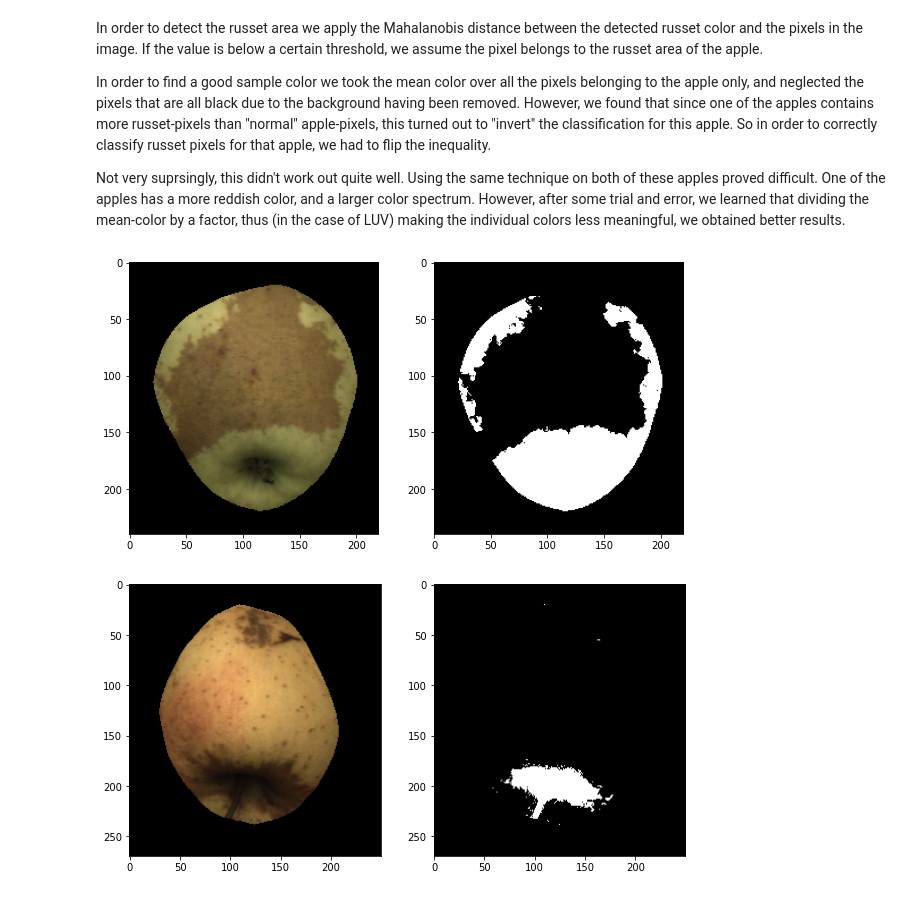
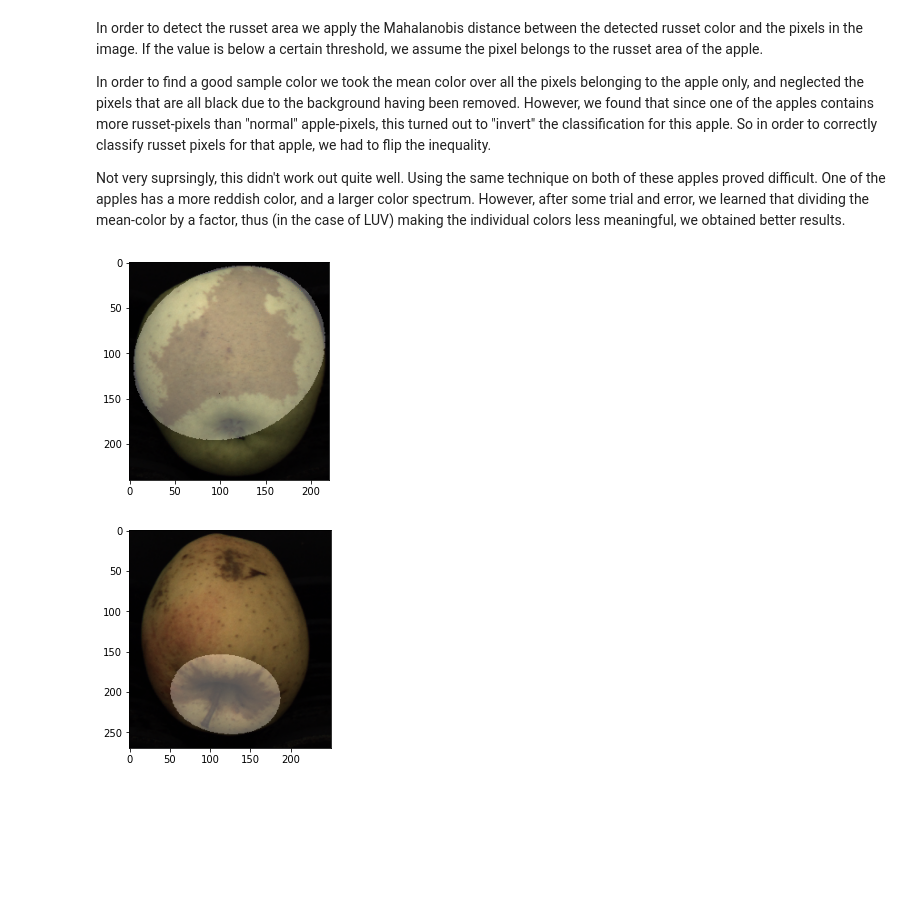
Before and after one commit to camilladybdal/fruit-inspection, a Jupyter notebook: task2.ipynb, the cells around one changed output. Drawn from its saved outputs; the diff is of its cells as text; code cells hidden in the pictures; blank space fills up the shorter version.

Commit message:
feat: succesfully detect and mark the defects in both apples

```diff
--- a/task2.ipynb
+++ b/task2.ipynb
@@ -51,6 +32,6 @@ show_apples(apple1_color, apple2_color)
 # %%
 def create_binary_mask(image_grey):
-    ret, th = cv2.threshold(image_grey, 25, 255, cv2.THRESH_BINARY)
+    _, th = cv2.threshold(image_grey, 25, 255, cv2.THRESH_BINARY)
 
     #Floodfill and invert
     th_copy = th.copy()
@@ -66,21 +47,12 @@ def create_binary_mask(image_grey):
     mask = cv2.erode(mask, kernel, iterations = 7)
     return mask
 
-def remove_background(image_grey, image_color):
-    #Smoothing the image
-    smooth_image = create_binary_mask(image_grey)
-    #Get the fruit from the mask
-    img_fuit = smooth_image & image_grey
-
+def remove_background(image_color, binary_mask):
     image_color_copy = image_color.copy()
     for i in range(3):
-        image_color_copy[:,:,i] =  smooth_image & image_color_copy[:, :, i]
+        image_color_copy[:,:,i] =  binary_mask & image_color_copy[:, :, i]
 
     return image_color_copy
-
-
-apple1 = remove_background(apple1_grey, apple1_color)
-apple2 = remove_background(apple2_grey, apple2_color)
 # %% [markdown]
 In order to detect the russet area we apply the Mahalanobis distance between the detected russet color and the pixels in the image. If the value is below a certain threshold, we assume the pixel belongs to the russet area of the apple.
 
@@ -88,7 +60,7 @@ In order to find a good sample color we took the mean color over all the pixels
 
 Not very suprsingly, this didn't work out quite well. Using the same technique on both of these apples proved difficult. One of the apples has a more reddish color, and a larger color spectrum. However, after some trial and error, we learned that dividing the mean-color by a factor, thus (in the case of LUV) making the individual colors less meaningful, we obtained better results.
 # %%
-def find_russet(image, binary_mask, threshold):
+def find_russet(image, binary_mask, threshold, mostly_russet = False):
         image = cv2.medianBlur(image, 3)
         image_LAB = cv2.cvtColor(image, cv2.COLOR_RGB2LUV)
 
@@ -97,7 +69,7 @@ def find_russet(image, binary_mask, threshold):
         cov, mean = cv2.calcCovarMatrix(image_UV, None, cv2.COVAR_NORMAL | cv2.COVAR_ROWS | cv2.COVAR_SCALE)
         cov_inv = cv2.invert(cov, cv2.DECOMP_SVD)
 
-        russet = np.zeros((image_LAB.shape[0], image_LAB.shape[1]), dtype="float64")
+        russet = np.zeros((image_LAB.shape[0], image_LAB.shape[1]))
 
         #find the true mean
         mask = np.array(binary_mask,dtype=bool)
@@ -110,9 +82,12 @@ def find_russet(image, binary_mask, threshold):
                         pixel = np.array(image_LAB[i][j])[1:3].reshape(1, 2)
                         if(binary_mask[i][j] != 0): #calculate distance only on apple pixels
                                 distance = sc.distance.cdist(pixel, russet_sample, 'mahalanobis', VI=cov_inv[1])
-                                if distance < threshold:
+                                # Add 'mostly_russet' because the images are very different
+                                if mostly_russet and (distance > threshold):
                                         russet[i][j] = 255
-        return russet
+                                elif not mostly_russet and (distance < threshold):
+                                        russet[i][j] = 255
+        return russet.astype('uint8')
 
 def show_comparison(apple1, russet):
     plt.figure(figsize=(10,5))
@@ -120,13 +95,3 @@ def show_comparison(apple1, russet):
     plt.imshow(apple1)
     plt.subplot(1, 2, 2)
     plt.imshow(russet, cmap="gray", vmin=0, vmax=255)
-
-#TODO: thresholdene er hardkodet
-russet2 = find_russet(apple2, create_binary_mask(apple2_grey), 18)
-show_comparison(apple2, russet2)
-
-russet1 = find_russet(apple1, create_binary_mask(apple1_grey), 8.8)
-show_comparison(apple1, russet1)
-# %% [output]
-[figure, removed]
-[figure, removed]
@@ -177,0 +146,15 @@ def find_russet_rgb(img_fruit_color, smooth_image):
+# %%
+def spot_defect(IMAGE_NUMBER, mahalanobis_th, mostly_russet):
+    image_bgr = load_image(IMAGE_NUMBER, ir=False)
+    image_rgb, image_gray = cv2.cvtColor(image_bgr, cv2.COLOR_BGR2RGB), cv2.cvtColor(image_bgr, cv2.COLOR_BGR2GRAY)
+    binary_mask = create_binary_mask(image_gray)
+    image_masked = remove_background(image_rgb, binary_mask)
+    russet = find_russet(image_masked, binary_mask, mahalanobis_th, mostly_russet=mostly_russet)
+    contours_image = extract_contours(russet, image_rgb, display=False)
+    display_defects(contours_image, image_rgb)
+
+spot_defect(1, 18, True)
+spot_defect(0, 8.8, False)
+# %% [output]
+[figure, added]
+[figure, added]
```
Also changed, not shown: parts of 3 cells of this notebook.
